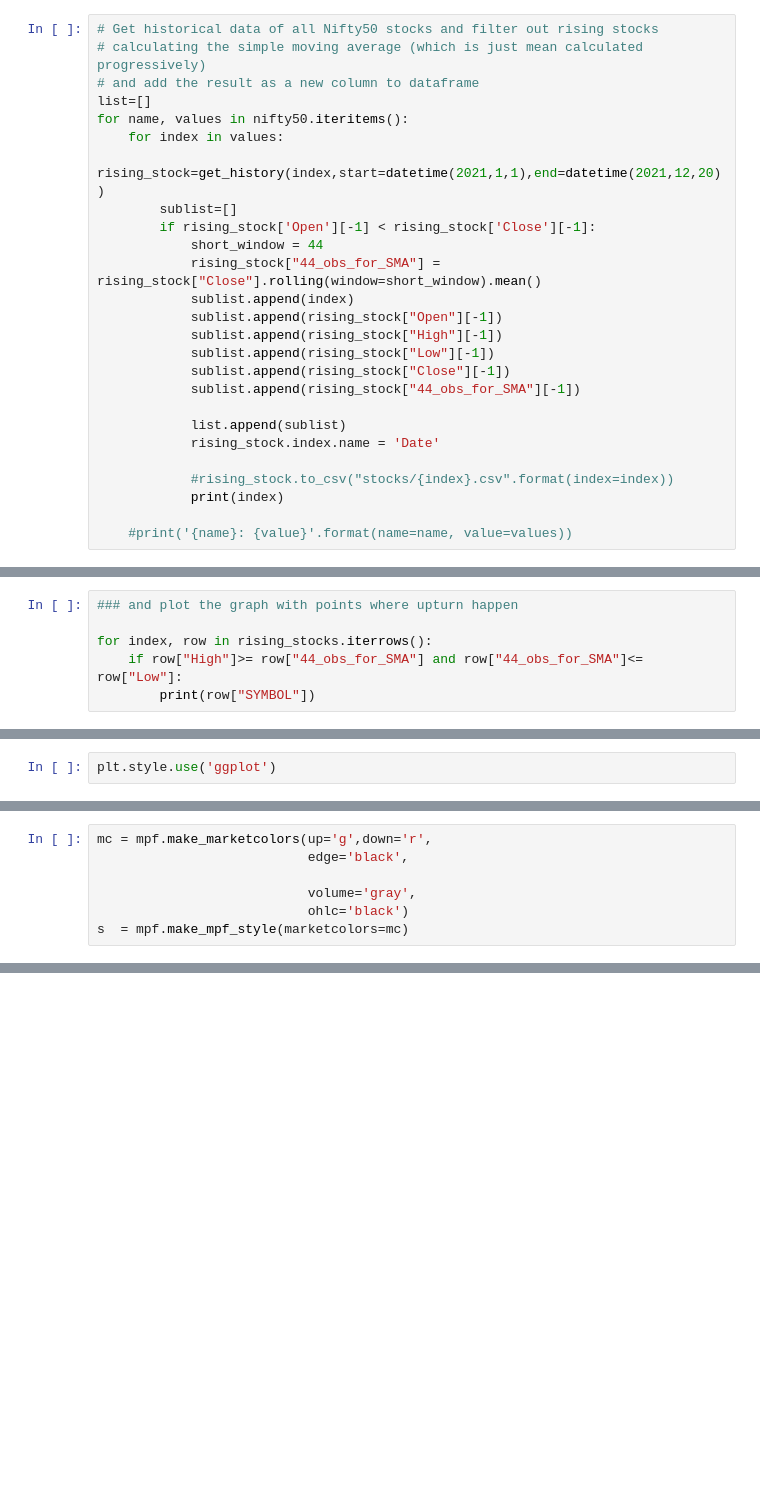
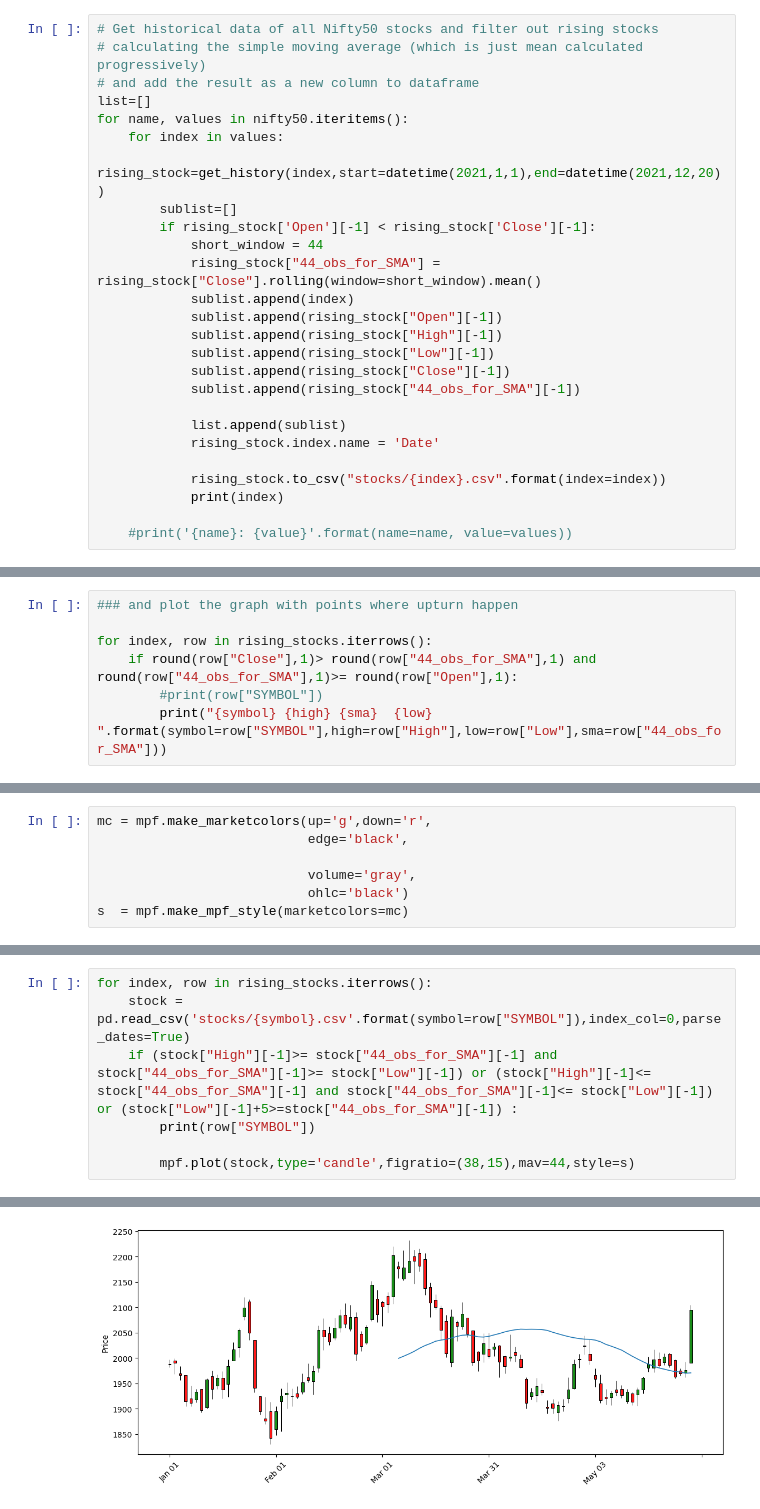
Before and after one commit to my8286/Stock-Analysis, a Jupyter notebook: Simple Moving Average.ipynb, the cells around one changed output, grey strips where cells are left out. Cells and saved outputs as stored; diff of their text form; blank space fills up the shorter version.

Commit message:
updated chart plot code

```diff
--- a/Simple Moving Average.ipynb
+++ b/Simple Moving Average.ipynb
@@ -36,7 +36,7 @@ for name, values in nifty50.iteritems():
             list.append(sublist)
             rising_stock.index.name = 'Date'
 
-            #rising_stock.to_csv("stocks/{index}.csv".format(index=index))
+            rising_stock.to_csv("stocks/{index}.csv".format(index=index))
             print(index)
 
     #print('{name}: {value}'.format(name=name, value=values))
@@ -93,6 +93,7 @@ rising_stocks
 ### and plot the graph with points where upturn happen
 
 for index, row in rising_stocks.iterrows():
-    if row["High"]>= row["44_obs_for_SMA"] and row["44_obs_for_SMA"]<= row["Low"]:
-        print(row["SYMBOL"])
+    if round(row["Close"],1)> round(row["44_obs_for_SMA"],1) and round(row["44_obs_for_SMA"],1)>= round(row["Open"],1):
+        #print(row["SYMBOL"])
+        print("{symbol} {high} {sma}  {low} ".format(symbol=row["SYMBOL"],high=row["High"],low=row["Low"],sma=row["44_obs_for_SMA"]))
 # %% [output]
@@ -112,2 +100,0 @@ TECHM
-# %%
-plt.style.use('ggplot')
@@ -128,0 +110,8 @@ mpf.plot(daily,type='candle',figratio=(38,15),mav=44,style=s)
+# %%
+for index, row in rising_stocks.iterrows():
+    stock = pd.read_csv('stocks/{symbol}.csv'.format(symbol=row["SYMBOL"]),index_col=0,parse_dates=True)
+    if (stock["High"][-1]>= stock["44_obs_for_SMA"][-1] and stock["44_obs_for_SMA"][-1]>= stock["Low"][-1]) or (stock["High"][-1]<= stock["44_obs_for_SMA"][-1] and stock["44_obs_for_SMA"][-1]<= stock["Low"][-1]) or (stock["Low"][-1]+5>=stock["44_obs_for_SMA"][-1]) :
+        print(row["SYMBOL"])
+
+        mpf.plot(stock,type='candle',figratio=(38,15),mav=44,style=s)
+# %% [output]
@@ -128,0 +119 @@ mpf.plot(daily,type='candle',figratio=(38,15),mav=44,style=s)
+[figure, added]
```
Also changed, not shown: parts of 5 cells of this notebook, 18 other files.
